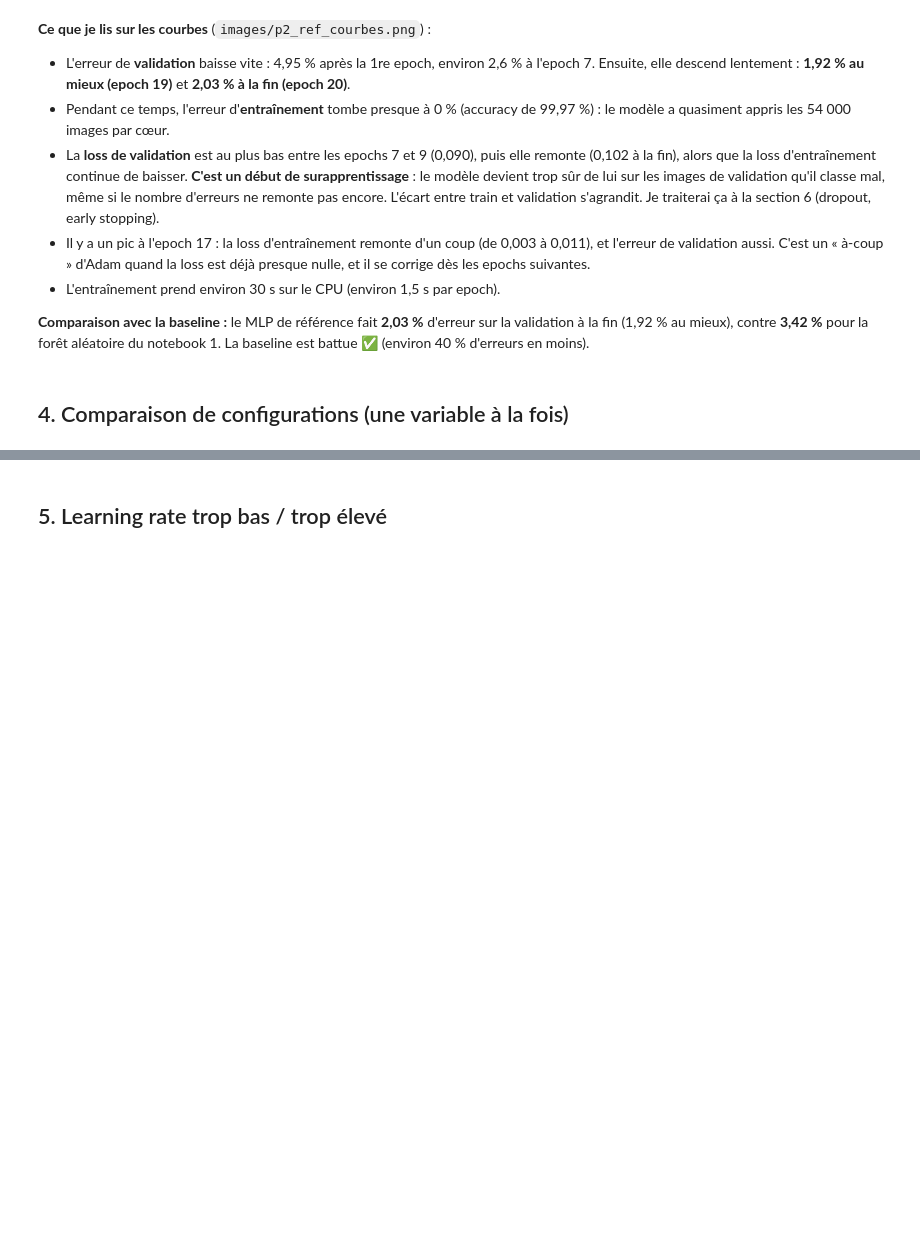
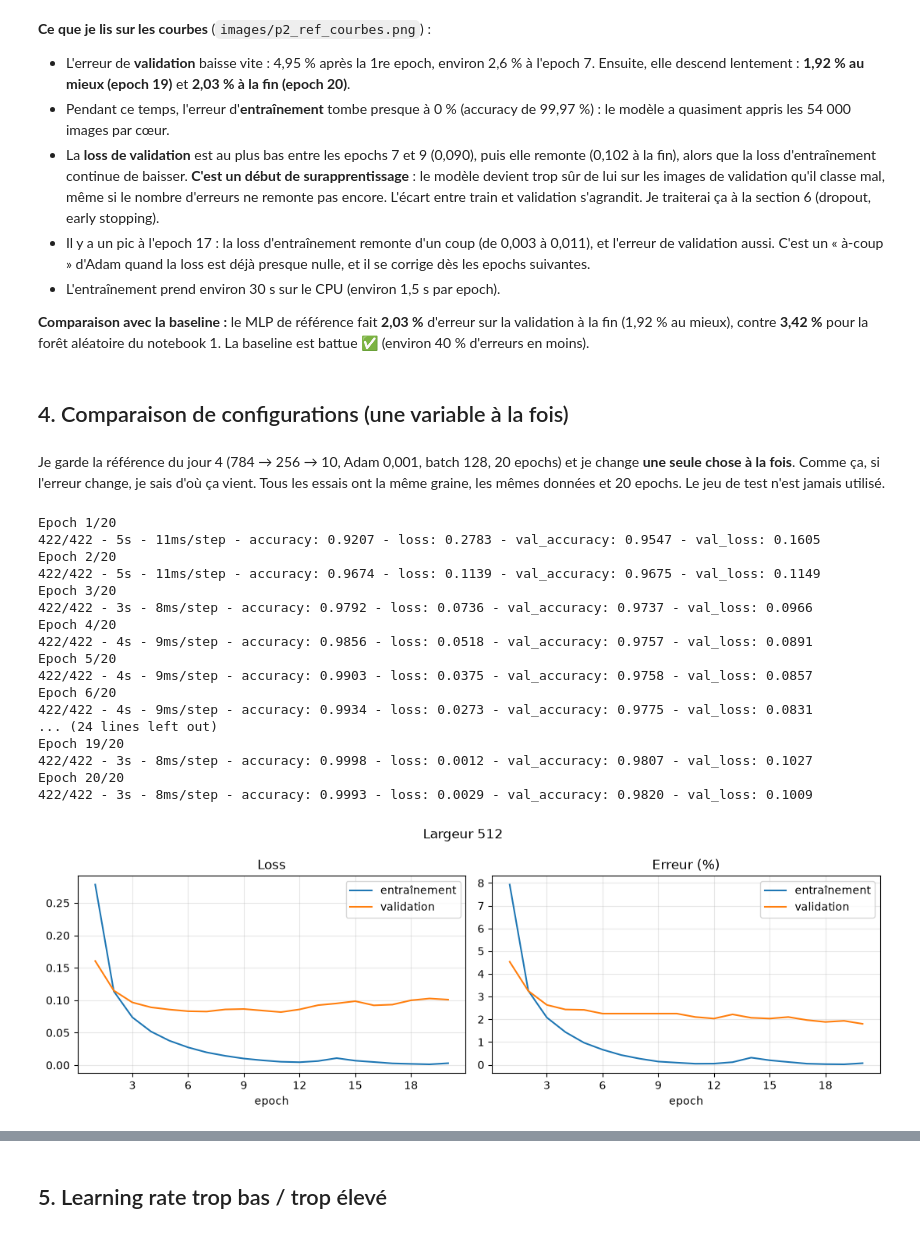
Before and after one commit to TheGoatLucien/handwritten_digits, a Jupyter notebook: notebooks/02_mlp.ipynb, the cells around one changed output, grey strips where cells are left out. Cells and saved outputs as stored; diff of their text form; code cells hidden in the pictures; blank space fills up the shorter version.

```diff
--- a/notebooks/02_mlp.ipynb
+++ b/notebooks/02_mlp.ipynb
@@ -142,3 +142,37 @@ pd.DataFrame(resultats)
 **Comparaison avec la baseline :** le MLP de référence fait **2,03 %** d'erreur sur la validation à la fin (1,92 % au mieux), contre **3,42 %** pour la forêt aléatoire du notebook 1. La baseline est battue ✅ (environ 40 % d'erreurs en moins).
 # %% [markdown]
 ## 4. Comparaison de configurations (une variable à la fois)
+# %% [markdown]
+Je garde la référence du jour 4 (784 → 256 → 10, Adam 0,001, batch 128, 20 epochs) et je change **une seule chose à la fois**. Comme ça, si l'erreur change, je sais d'où ça vient. Tous les essais ont la même graine, les mêmes données et 20 epochs. Le jeu de test n'est jamais utilisé.
+# %%
+# Essai 1 : LARGEUR -> 512 neurones dans la couche cachée (tout le reste = référence)
+model_512, hist_512 = run(
+    "Largeur 512",
+    creer_modele=lambda: build_mlp(hidden=(512,)),
+    optimizer=keras.optimizers.Adam(learning_rate=1e-3),
+    donnees=donnees,
+    resultats=resultats,
+    batch_size=128,
+    epochs=20,
+    changement="largeur : 512 neurones au lieu de 256",
+    save="../images/p2_largeur_512.png",
+)
+# %% [output]
+Epoch 1/20
+422/422 - 5s - 11ms/step - accuracy: 0.9207 - loss: 0.2783 - val_accuracy: 0.9547 - val_loss: 0.1605
+Epoch 2/20
+422/422 - 5s - 11ms/step - accuracy: 0.9674 - loss: 0.1139 - val_accuracy: 0.9675 - val_loss: 0.1149
+Epoch 3/20
+422/422 - 3s - 8ms/step - accuracy: 0.9792 - loss: 0.0736 - val_accuracy: 0.9737 - val_loss: 0.0966
+Epoch 4/20
+422/422 - 4s - 9ms/step - accuracy: 0.9856 - loss: 0.0518 - val_accuracy: 0.9757 - val_loss: 0.0891
+Epoch 5/20
+422/422 - 4s - 9ms/step - accuracy: 0.9903 - loss: 0.0375 - val_accuracy: 0.9758 - val_loss: 0.0857
+Epoch 6/20
+422/422 - 4s - 9ms/step - accuracy: 0.9934 - loss: 0.0273 - val_accuracy: 0.9775 - val_loss: 0.0831
+... (24 lines left out)
+Epoch 19/20
+422/422 - 3s - 8ms/step - accuracy: 0.9998 - loss: 0.0012 - val_accuracy: 0.9807 - val_loss: 0.1027
+Epoch 20/20
+422/422 - 3s - 8ms/step - accuracy: 0.9993 - loss: 0.0029 - val_accuracy: 0.9820 - val_loss: 0.1009
+[figure, added]
```
Also changed, not shown: parts of 13 cells of this notebook, 7 other files.
